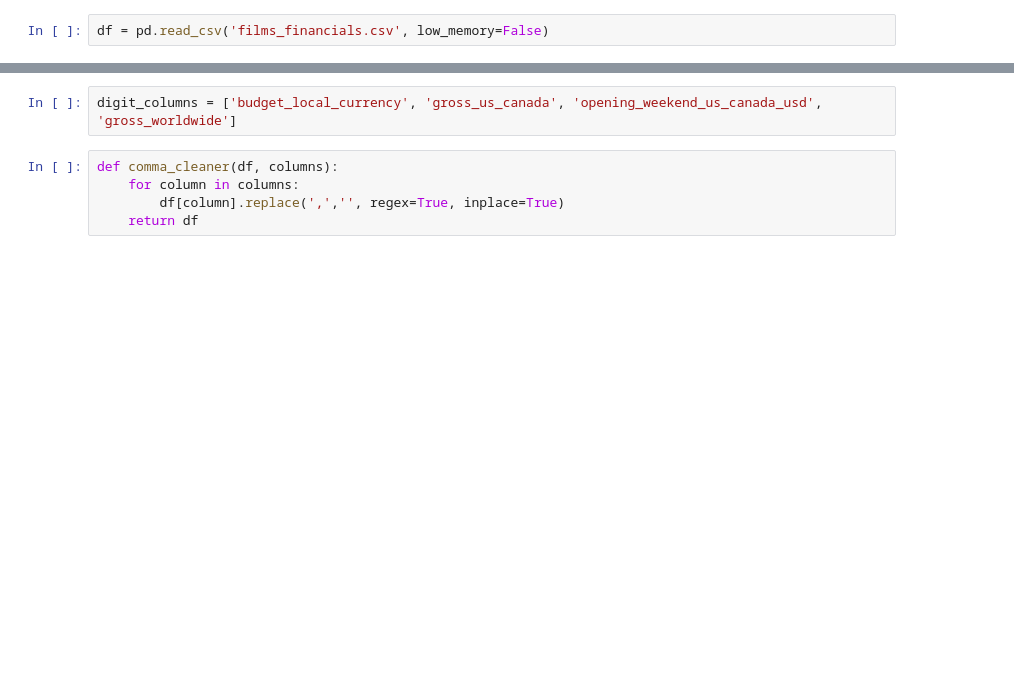
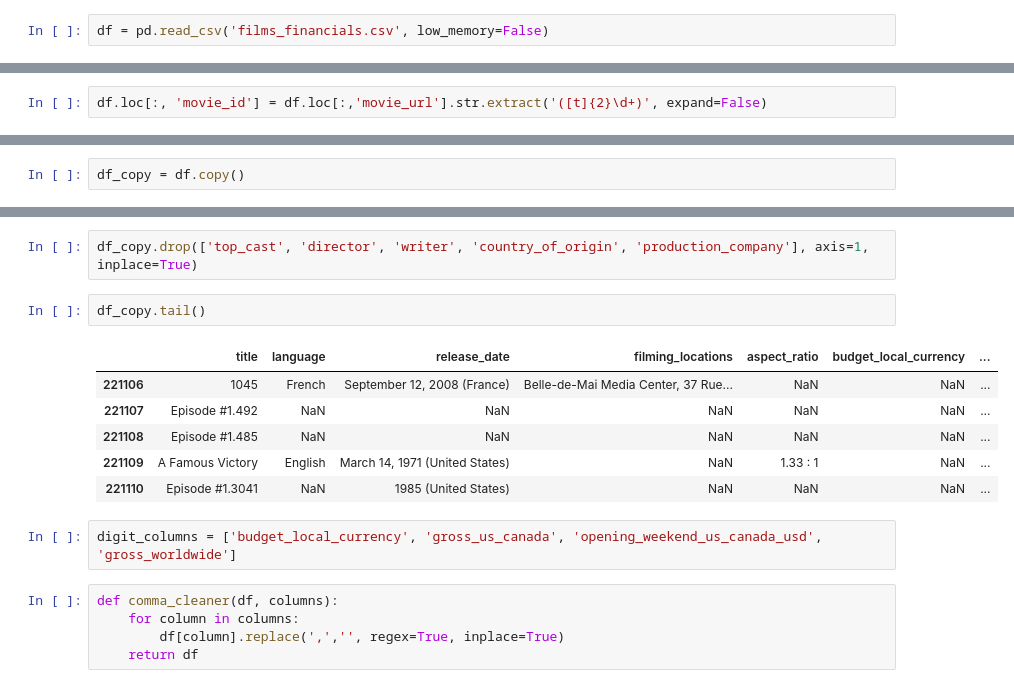
Before and after one commit to Iskanderrus/DEZoomCamp, a Jupyter notebook: Project/imdb_financial/imdb_financial/spiders/data/financials_cleaning.ipynb, the cells around one changed output, grey strips where cells are left out. Drawn from its saved outputs; the diff is of its cells as text; blank space fills up the shorter version.

```diff
--- a/Project/imdb_financial/imdb_financial/spiders/data/financials_cleaning.ipynb
+++ b/Project/imdb_financial/imdb_financial/spiders/data/financials_cleaning.ipynb
@@ -11,3 +13,5 @@ df.head()
 | 2 | Vinland Saga | Yûto Uemura,Alejandro Saab,Mike H... | NaN | NaN | Japan | Japanese | July 6, 2019 (United States) | Wit Studio,Mappa | ... |
 | 3 | Star Wars: Rebels | Dave Filoni,Taylor Gray,Freddie P... | Simon Kinberg | NaN | United States | English | September 26, 2014 (United States) | CGCG Inc. (I),Disney XD,Disney-AB... | ... |
 | 4 | Star Wars: The Clone Wars | Tom Kane,Dee Bradley Baker,Matt L... | George Lucas | NaN | United States | English | October 3, 2008 (United States) | CGCG,Cartoon Network,Disney+ | ... |
+# %%
+df.loc[:, 'movie_id'] = df.loc[:,'movie_url'].str.extract('([t]{2}\d+)', expand=False)
@@ -13,0 +39,2 @@ df.head()
+# %%
+df_copy = df.copy()
@@ -14,3 +96,14 @@ df.head()
+# %%
+df_copy.drop(['top_cast', 'director', 'writer', 'country_of_origin', 'production_company'], axis=1, inplace=True)
+# %%
+df_copy.tail()
+# %% [output]
+|  | title | language | release_date | filming_locations | aspect_ratio | budget_local_currency | ... |
+| 221106 | 1045 | French | September 12, 2008 (France) | Belle-de-Mai Media Center, 37 Rue... | NaN | NaN | ... |
+| 221107 | Episode #1.492 | NaN | NaN | NaN | NaN | NaN | ... |
+| 221108 | Episode #1.485 | NaN | NaN | NaN | NaN | NaN | ... |
+| 221109 | A Famous Victory | English | March 14, 1971 (United States) | NaN | 1.33 : 1 | NaN | ... |
+| 221110 | Episode #1.3041 | NaN | 1985 (United States) | NaN | NaN | NaN | ... |
 # %%
 digit_columns = ['budget_local_currency', 'gross_us_canada', 'opening_weekend_us_canada_usd', 'gross_worldwide']
 # %%
```
Also changed, not shown: parts of 20 cells of this notebook, 2 other files.
